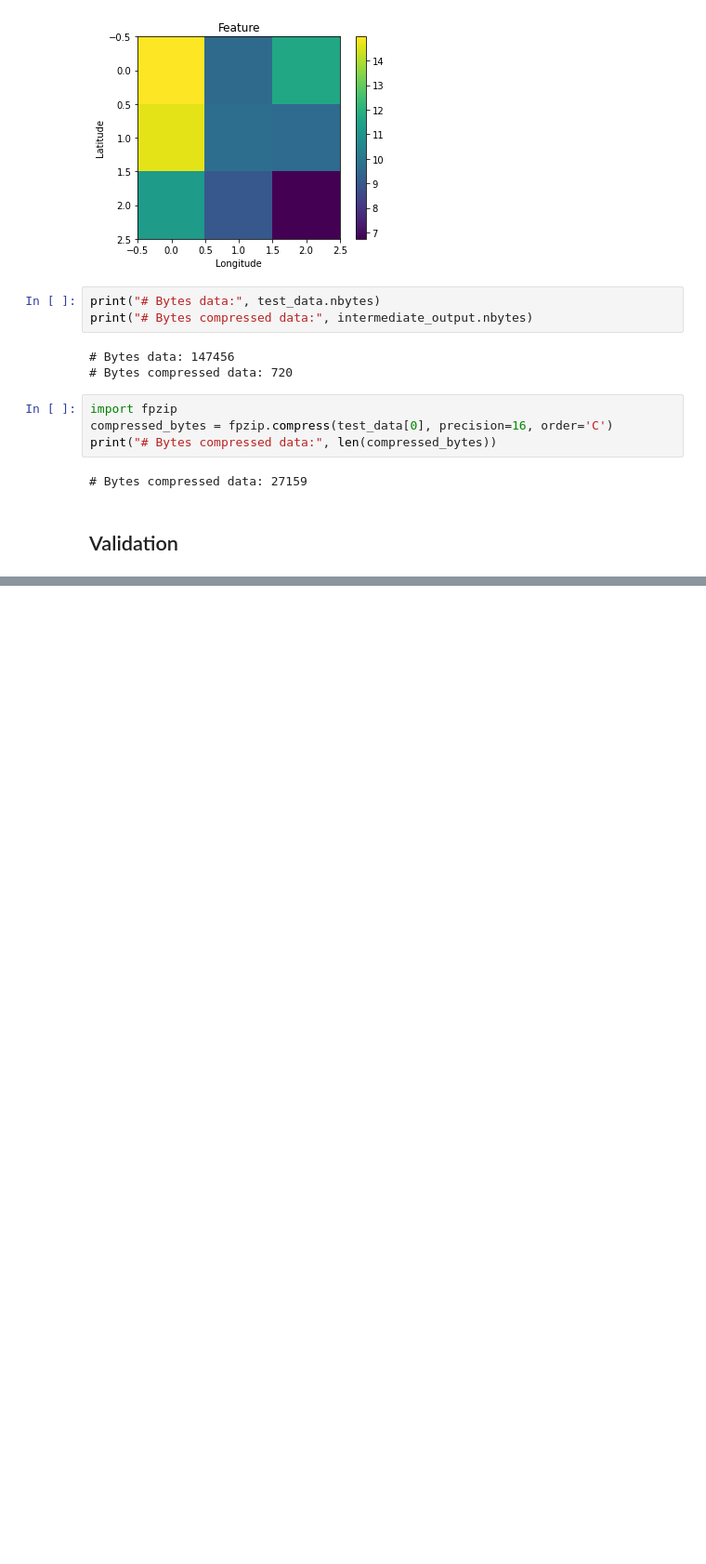
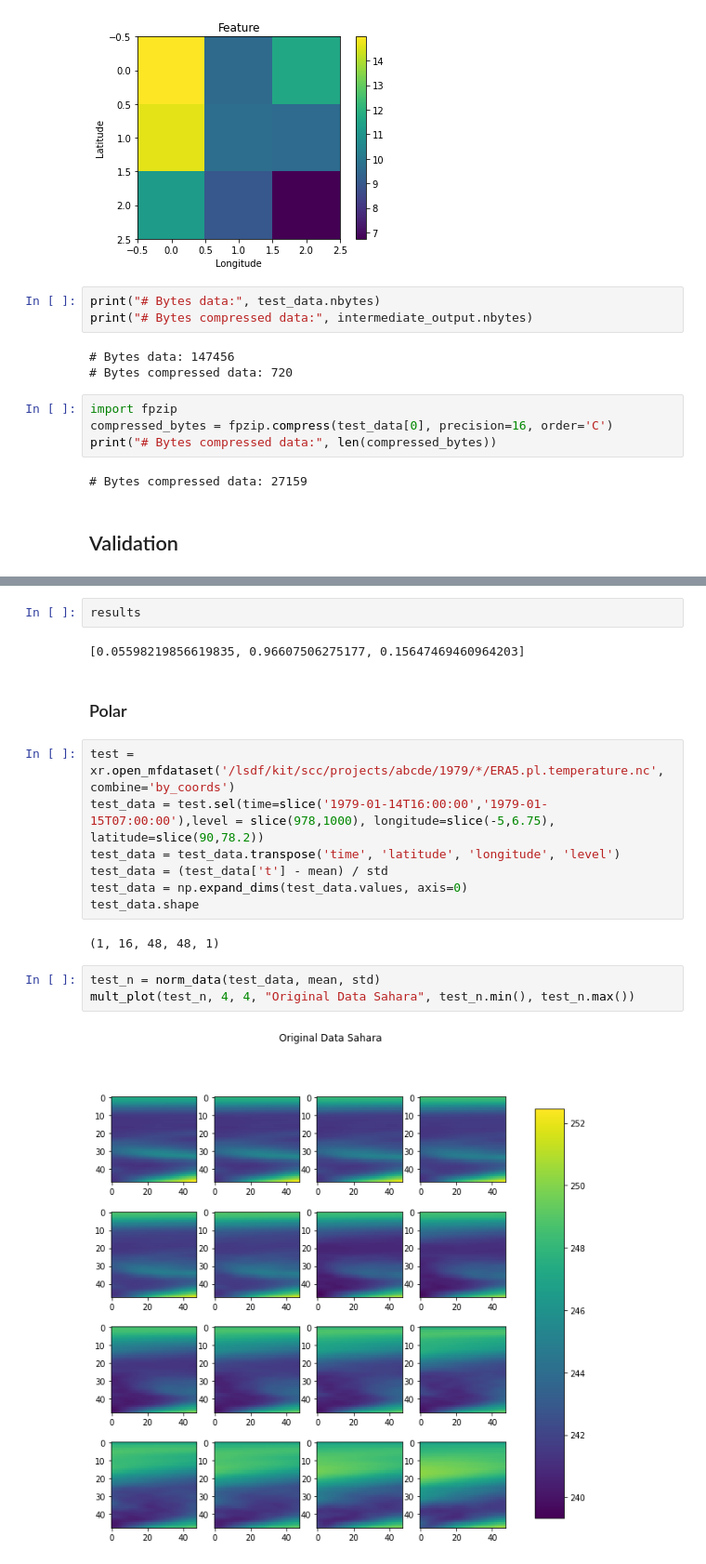
Before and after one commit to SilkeDH/lossy-ml, a Jupyter notebook: notebooks/Model_3.ipynb, the cells around one changed output, grey strips where cells are left out. Shown: that part at 93% size. Cells and saved outputs as stored; diff of their text form; blank space fills up the shorter version.

```diff
--- a/notebooks/Model_3.ipynb
+++ b/notebooks/Model_3.ipynb
@@ -193,0 +261,20 @@ results
+# %%
+results
+# %% [output]
+[0.05598219856619835, 0.96607506275177, 0.15647469460964203]
+# %% [markdown]
+### Polar
+# %%
+test = xr.open_mfdataset('/lsdf/kit/scc/projects/abcde/1979/*/ERA5.pl.temperature.nc', combine='by_coords')
+test_data = test.sel(time=slice('1979-01-14T16:00:00','1979-01-15T07:00:00'),level = slice(978,1000), longitude=slice(-5,6.75), latitude=slice(90,78.2))
+test_data = test_data.transpose('time', 'latitude', 'longitude', 'level')
+test_data = (test_data['t'] - mean) / std
+test_data = np.expand_dims(test_data.values, axis=0)
+test_data.shape
+# %% [output]
+(1, 16, 48, 48, 1)
+# %%
+test_n = norm_data(test_data, mean, std)
+mult_plot(test_n, 4, 4, "Original Data Sahara", test_n.min(), test_n.max())
+# %% [output]
+[figure, added]
```
Also changed, not shown: parts of 45 cells of this notebook, 2 other files.
